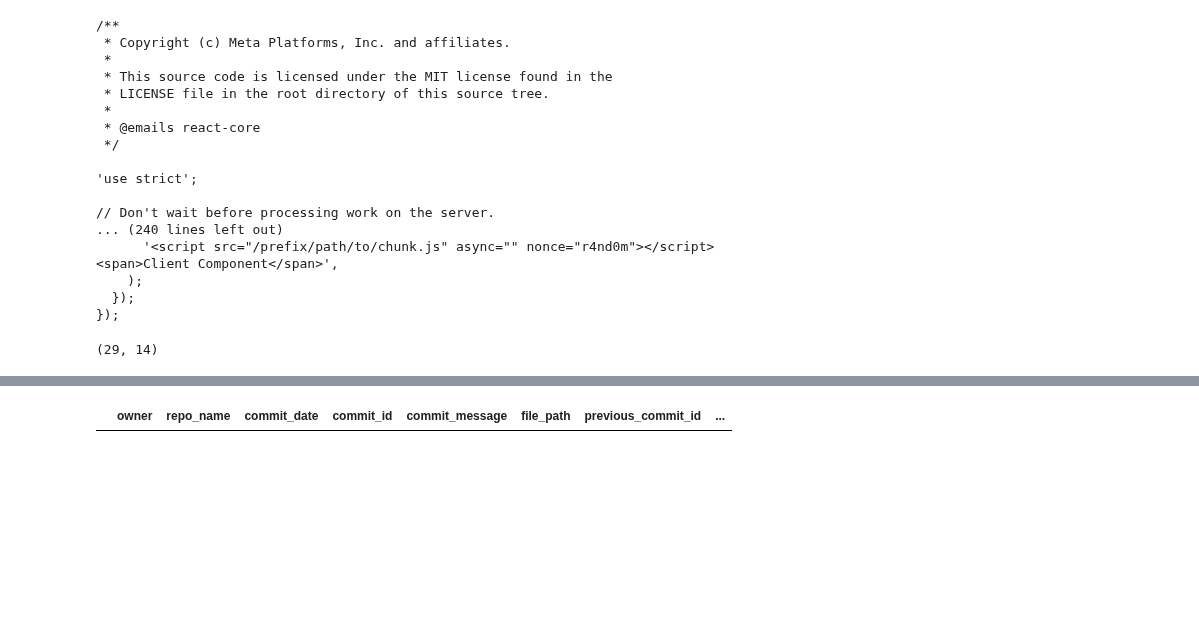
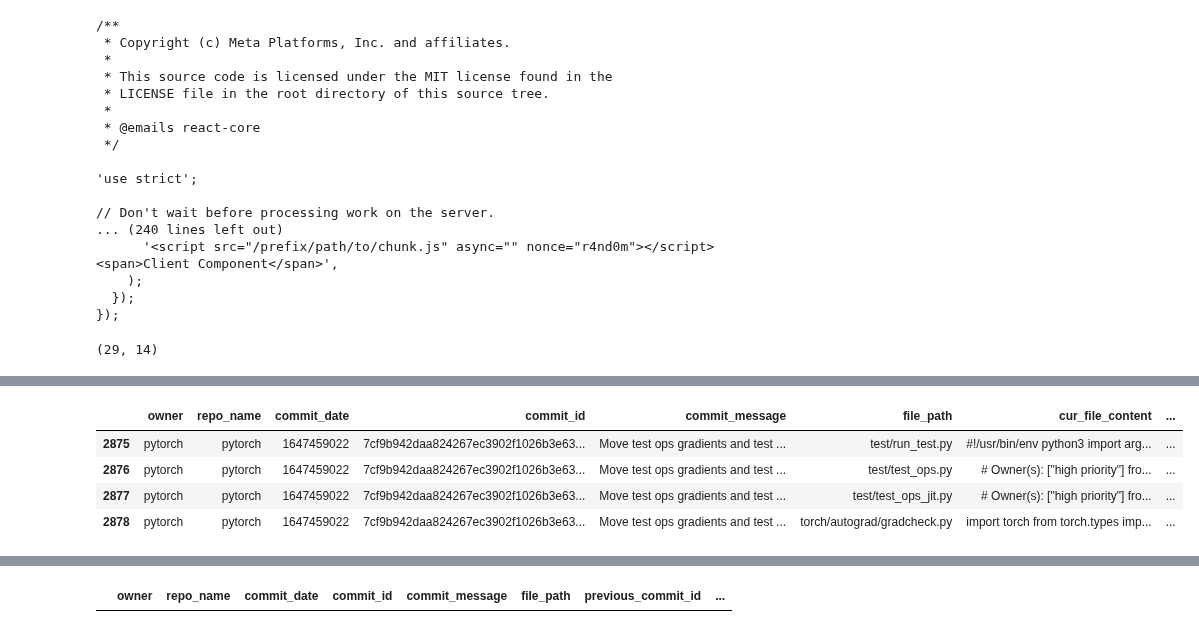
Before and after one commit to Siddharth-Gandhi/ds, a Jupyter notebook: notebooks/inspect_repos.ipynb, the cells around one changed output, grey strips where cells are left out. Drawn from its saved outputs; the diff is of its cells as text; code cells hidden in the pictures; blank space fills up the shorter version.

```diff
--- a/notebooks/inspect_repos.ipynb
+++ b/notebooks/inspect_repos.ipynb
@@ -89,0 +105,8 @@ fbdf.query("commit_id == '5e0dfdac54e509a97483af1f78af09451c03bfbb'").shape
+# %%
+fbdf.query("commit_id == '7cf9b942daa824267ec3902f1026b3e6353561ff'")
+# %% [output]
+|  | owner | repo_name | commit_date | commit_id | commit_message | file_path | cur_file_content | ... |
+| 2875 | pytorch | pytorch | 1647459022 | 7cf9b942daa824267ec3902f1026b3e63... | Move test ops gradients and test ... | test/run_test.py | #!/usr/bin/env python3 import arg... | ... |
+| 2876 | pytorch | pytorch | 1647459022 | 7cf9b942daa824267ec3902f1026b3e63... | Move test ops gradients and test ... | test/test_ops.py | # Owner(s): ["high priority"] fro... | ... |
+| 2877 | pytorch | pytorch | 1647459022 | 7cf9b942daa824267ec3902f1026b3e63... | Move test ops gradients and test ... | test/test_ops_jit.py | # Owner(s): ["high priority"] fro... | ... |
+| 2878 | pytorch | pytorch | 1647459022 | 7cf9b942daa824267ec3902f1026b3e63... | Move test ops gradients and test ... | torch/autograd/gradcheck.py | import torch from torch.types imp... | ... |
```
Also changed, not shown: parts of 4 cells of this notebook, 11 other files.
